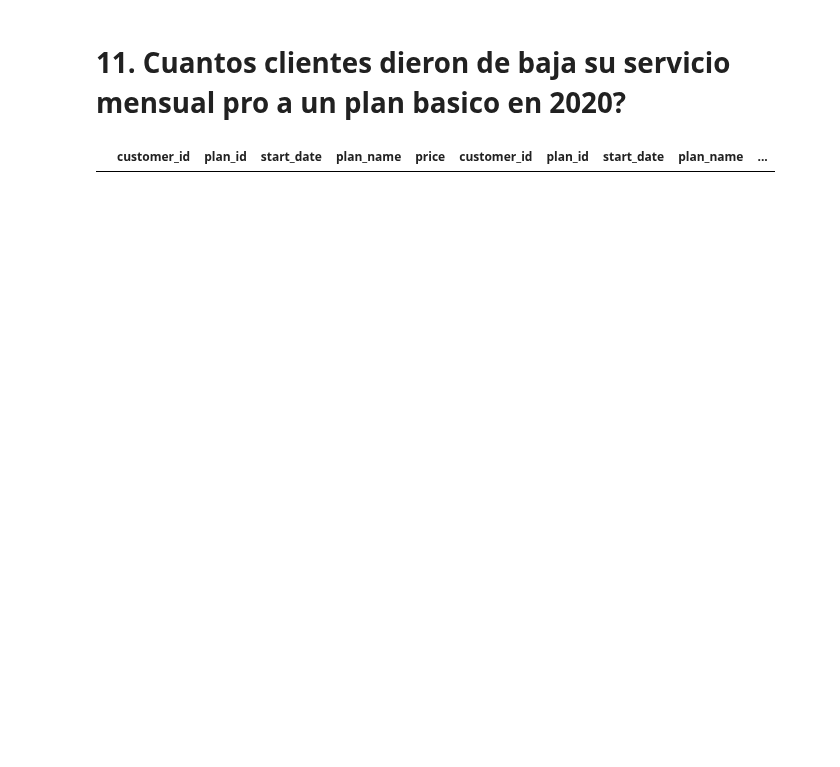
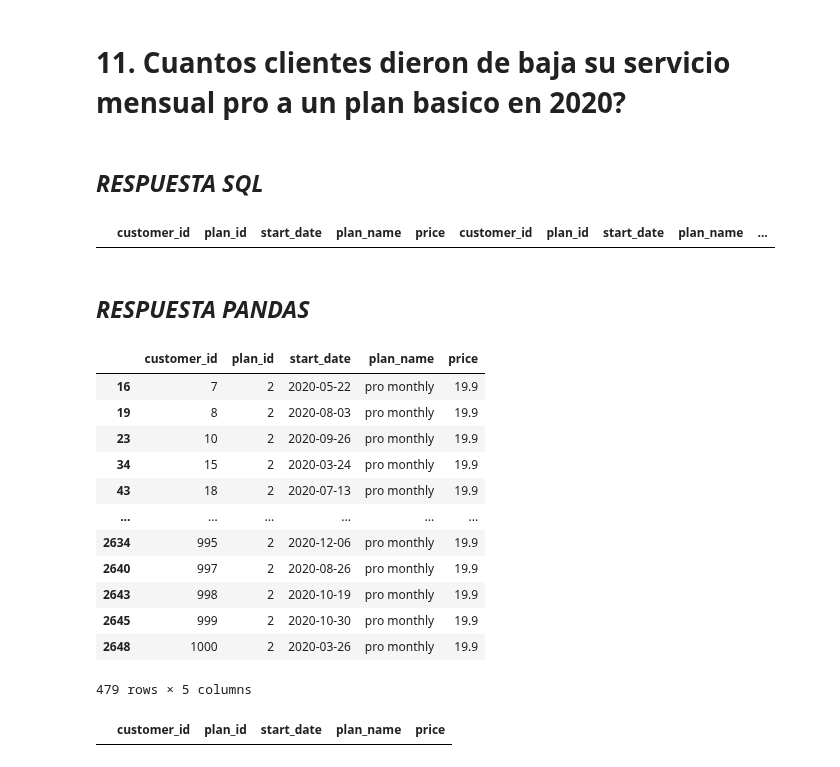
Before and after one commit to LLAES07/SQL_DESAFIO, a Jupyter notebook: Caso_3/Caso_3.ipynb, the cells around one changed output. Drawn from its saved outputs; the diff is of its cells as text; code cells hidden in the pictures; blank space fills up the shorter version.

```diff
--- a/Caso_3/Caso_3.ipynb
+++ b/Caso_3/Caso_3.ipynb
@@ -3256,5 +3346,7 @@ pd.read_sql_query(query, connection)
 # %% [markdown]
 # **11. Cuantos clientes dieron de baja su servicio mensual pro a un plan basico en 2020?**
+# %% [markdown]
+## ***RESPUESTA SQL***
 # %%
 query = '''
 
@@ -3294,3 +3386,34 @@ query = '''
 pd.read_sql_query(query, connection)
 # %% [output]
 |  | customer_id | plan_id | start_date | plan_name | price | customer_id | plan_id | start_date | plan_name | ... |
+# %% [markdown]
+## ***RESPUESTA PANDAS***
+# %%
+df_merge = pd.merge(df_subs, df_plans, on='plan_id')
+df_merge = df_merge.loc[df_merge['start_date'].between('2020-01-01','2020-12-31'), :]
+
+clientes_pro_mensual = df_merge.loc[df_merge['plan_name']=='pro monthly', :]
+
+clientes_pro_mensual
+# %% [output]
+|  | customer_id | plan_id | start_date | plan_name | price |
+| 16 | 7 | 2 | 2020-05-22 | pro monthly | 19.9 |
+| 19 | 8 | 2 | 2020-08-03 | pro monthly | 19.9 |
+| 23 | 10 | 2 | 2020-09-26 | pro monthly | 19.9 |
+| 34 | 15 | 2 | 2020-03-24 | pro monthly | 19.9 |
+| 43 | 18 | 2 | 2020-07-13 | pro monthly | 19.9 |
+| ... | ... | ... | ... | ... | ... |
+| 2634 | 995 | 2 | 2020-12-06 | pro monthly | 19.9 |
+| 2640 | 997 | 2 | 2020-08-26 | pro monthly | 19.9 |
+| 2643 | 998 | 2 | 2020-10-19 | pro monthly | 19.9 |
+| 2645 | 999 | 2 | 2020-10-30 | pro monthly | 19.9 |
+| 2648 | 1000 | 2 | 2020-03-26 | pro monthly | 19.9 |
+479 rows × 5 columns
+# %%
+clientes_basico_mensual = df_merge[
+    (df_merge['plan_name'] == 'basic_monthly') &
+    (df_merge['customer_id'].isin(clientes_pro_mensual['customer_id'].unique()))
+]
+clientes_basico_mensual
+# %% [output]
+|  | customer_id | plan_id | start_date | plan_name | price |
```
Also changed, not shown: parts of 9 cells of this notebook.
